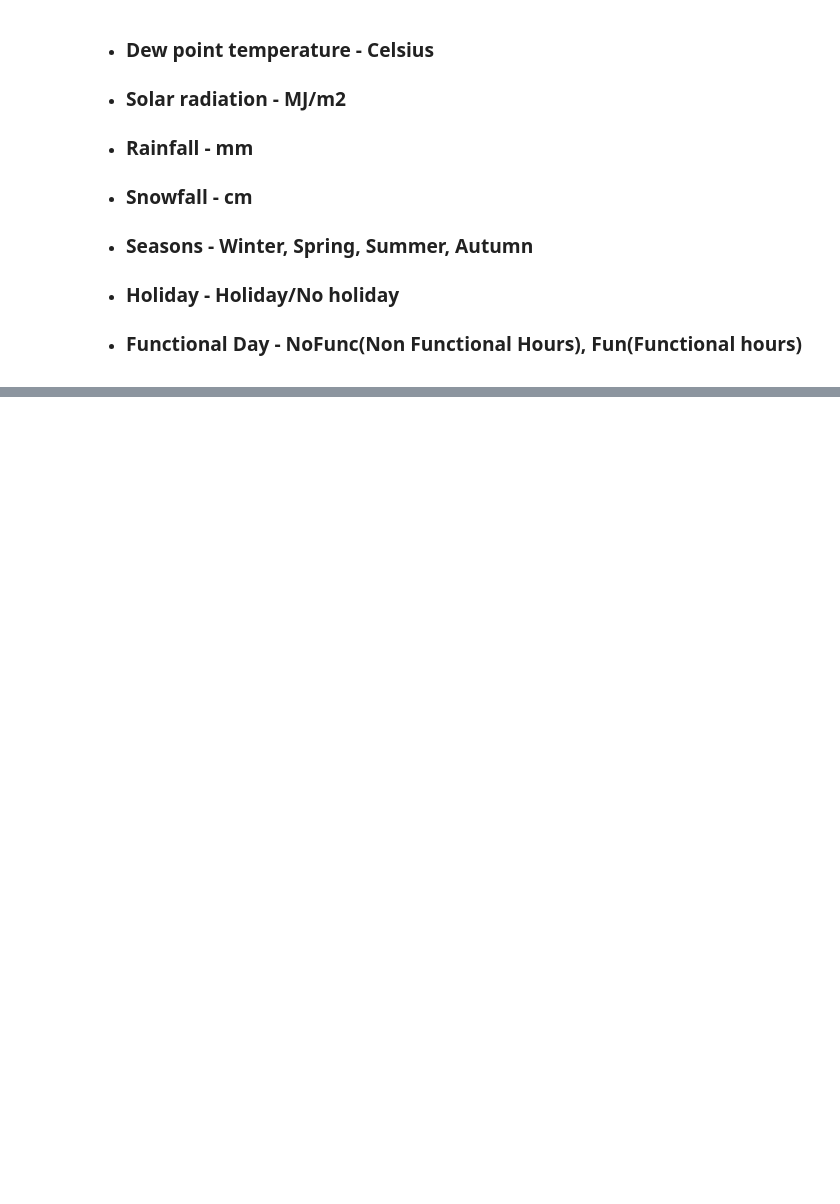
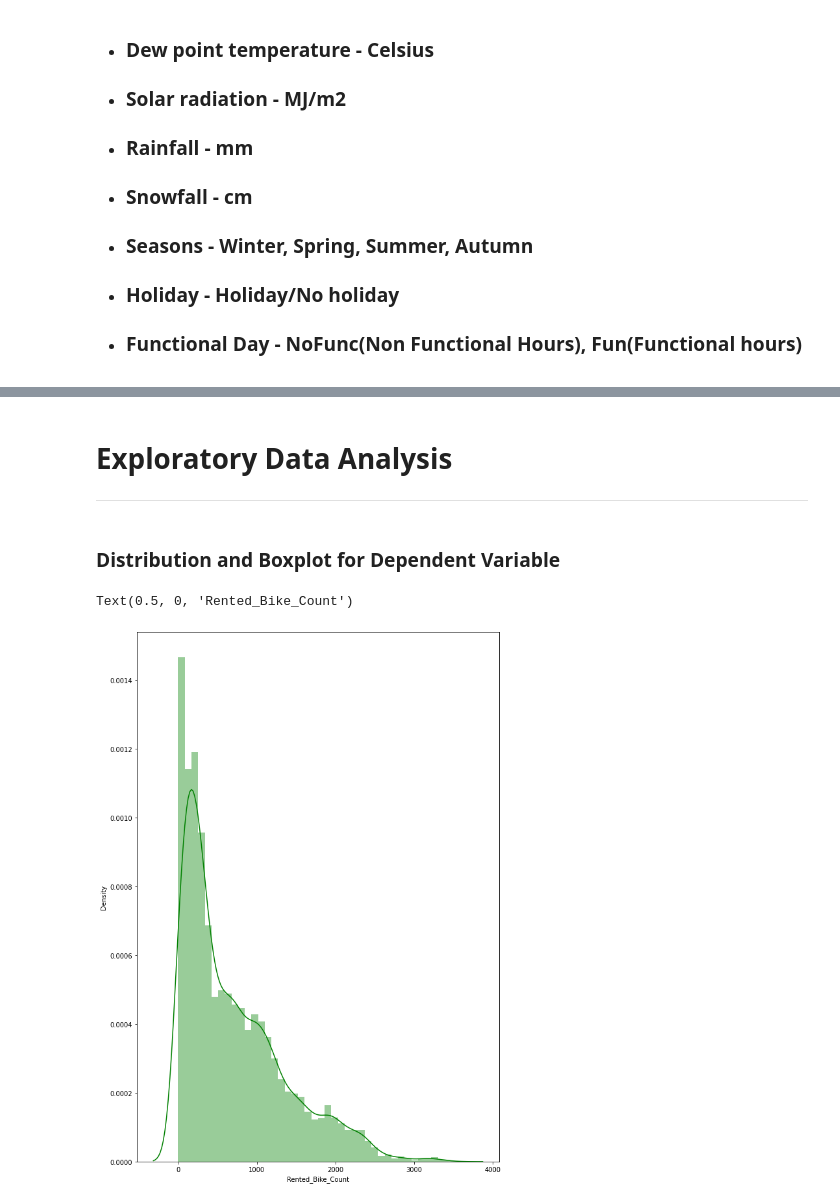
Before and after one commit to raushan9jnv/Seoul-Bike-Sharing-Demand-Prediction, a Jupyter notebook: Seoul_Bike_Sharing_Demand_Prediction_Capstone_Project_2.ipynb, the cells around one changed output, grey strips where cells are left out. Drawn from its saved outputs; the diff is of its cells as text; code cells hidden in the pictures; blank space fills up the shorter version.

```diff
--- a/Seoul_Bike_Sharing_Demand_Prediction_Capstone_Project_2.ipynb
+++ b/Seoul_Bike_Sharing_Demand_Prediction_Capstone_Project_2.ipynb
@@ -102,0 +196,14 @@ As we can see the above dataset dont have any null values. By this, we can say t
+# %% [markdown]
+# **Exploratory Data Analysis**
+
+---
+# %% [markdown]
+### **Distribution and Boxplot for Dependent Variable**
+# %%
+# Distribution plot for dependent variable Rented Bike Count
+plt.figure(figsize=(10,15))
+sns.distplot((df_seoul['Rented_Bike_Count']),color='g')
+plt.xlabel('Rented_Bike_Count')
+# %% [output]
+Text(0.5, 0, 'Rented_Bike_Count')
+[figure, added]
```
Also changed, not shown: parts of 108 cells of this notebook.
